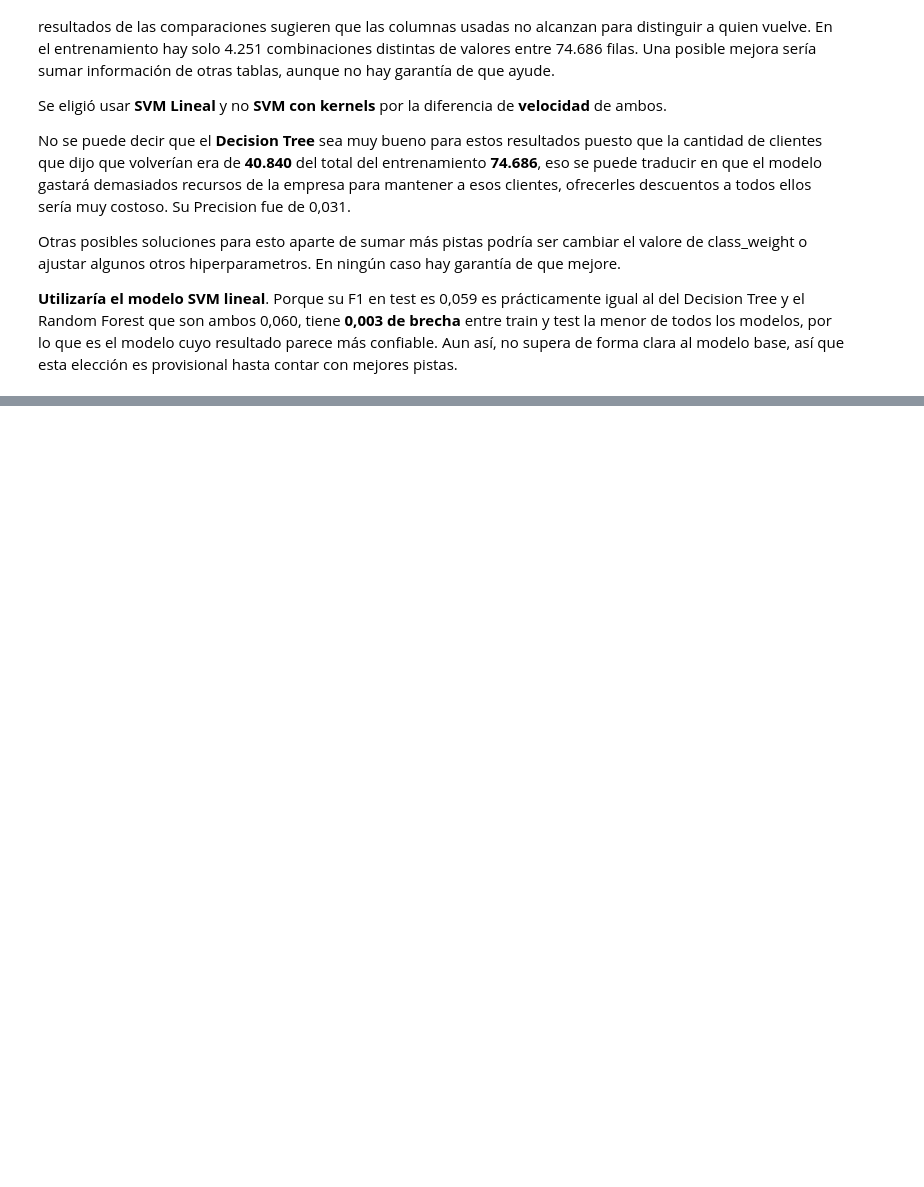
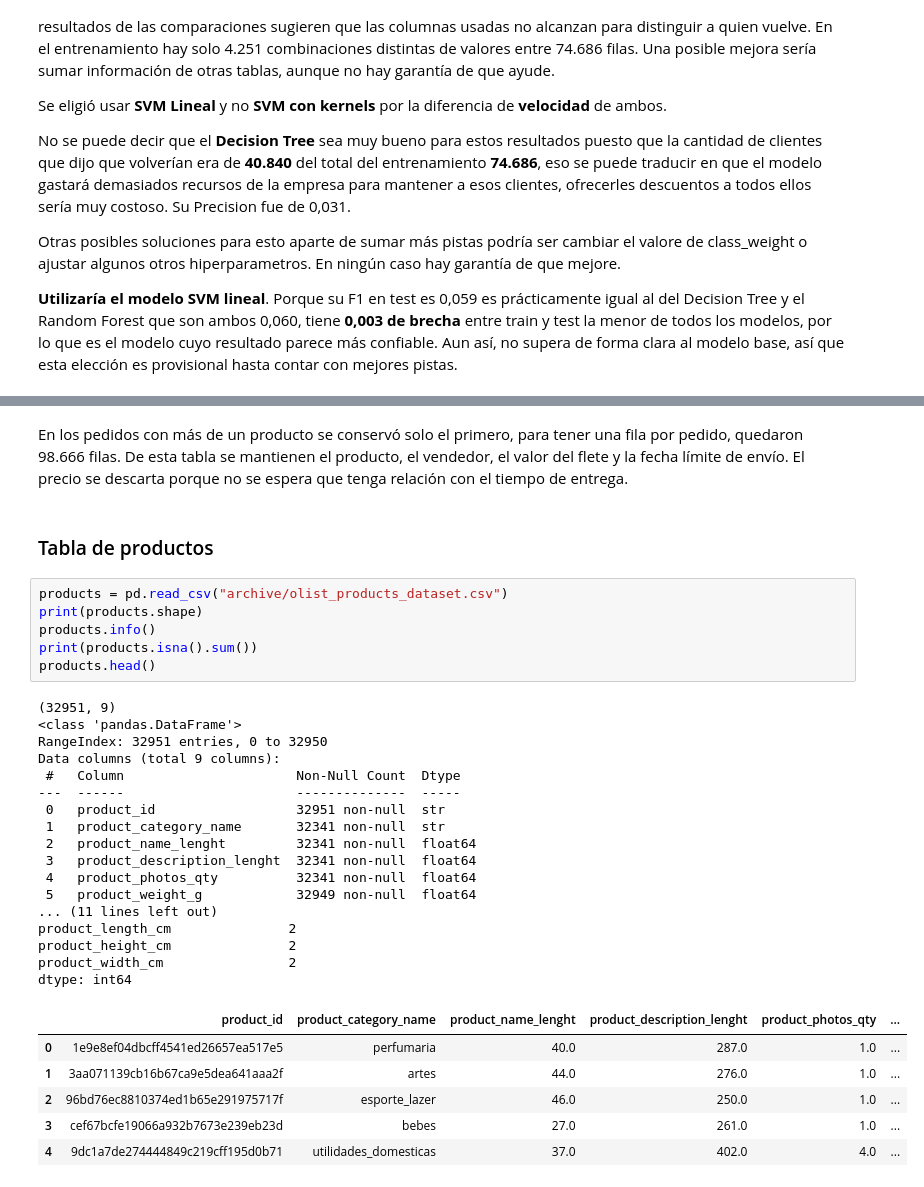
Before and after one commit to CarlosScura/Operacion-Olist, a Jupyter notebook: operacion_olist.ipynb, the cells around one changed output, grey strips where cells are left out. Cells and saved outputs as stored; diff of their text form; blank space fills up the shorter version.

```diff
--- a/operacion_olist.ipynb
+++ b/operacion_olist.ipynb
@@ -621,0 +668,34 @@ Otras posibles soluciones para esto aparte de sumar más pistas podría ser camb
+# %% [markdown]
+En los pedidos con más de un producto se conservó solo el primero, para tener una fila por pedido, quedaron 98.666 filas. De esta tabla se mantienen el producto, el vendedor, el valor del flete y la fecha límite de envío. El precio se descarta porque no se espera que tenga relación con el tiempo de entrega.
+# %% [markdown]
+### Tabla de productos
+# %%
+products = pd.read_csv("archive/olist_products_dataset.csv")
+print(products.shape)
+products.info()
+print(products.isna().sum())
+products.head()
+# %% [output]
+(32951, 9)
+<class 'pandas.DataFrame'>
+RangeIndex: 32951 entries, 0 to 32950
+Data columns (total 9 columns):
+ #   Column                      Non-Null Count  Dtype
+---  ------                      --------------  -----
+ 0   product_id                  32951 non-null  str
+ 1   product_category_name       32341 non-null  str
+ 2   product_name_lenght         32341 non-null  float64
+ 3   product_description_lenght  32341 non-null  float64
+ 4   product_photos_qty          32341 non-null  float64
+ 5   product_weight_g            32949 non-null  float64
+... (11 lines left out)
+product_length_cm               2
+product_height_cm               2
+product_width_cm                2
+dtype: int64
+|  | product_id | product_category_name | product_name_lenght | product_description_lenght | product_photos_qty | ... |
+| 0 | 1e9e8ef04dbcff4541ed26657ea517e5 | perfumaria | 40.0 | 287.0 | 1.0 | ... |
+| 1 | 3aa071139cb16b67ca9e5dea641aaa2f | artes | 44.0 | 276.0 | 1.0 | ... |
+| 2 | 96bd76ec8810374ed1b65e291975717f | esporte_lazer | 46.0 | 250.0 | 1.0 | ... |
+| 3 | cef67bcfe19066a932b7673e239eb23d | bebes | 27.0 | 261.0 | 1.0 | ... |
+| 4 | 9dc1a7de274444849c219cff195d0b71 | utilidades_domesticas | 37.0 | 402.0 | 4.0 | ... |
```
Also changed, not shown: parts of 49 cells of this notebook.
